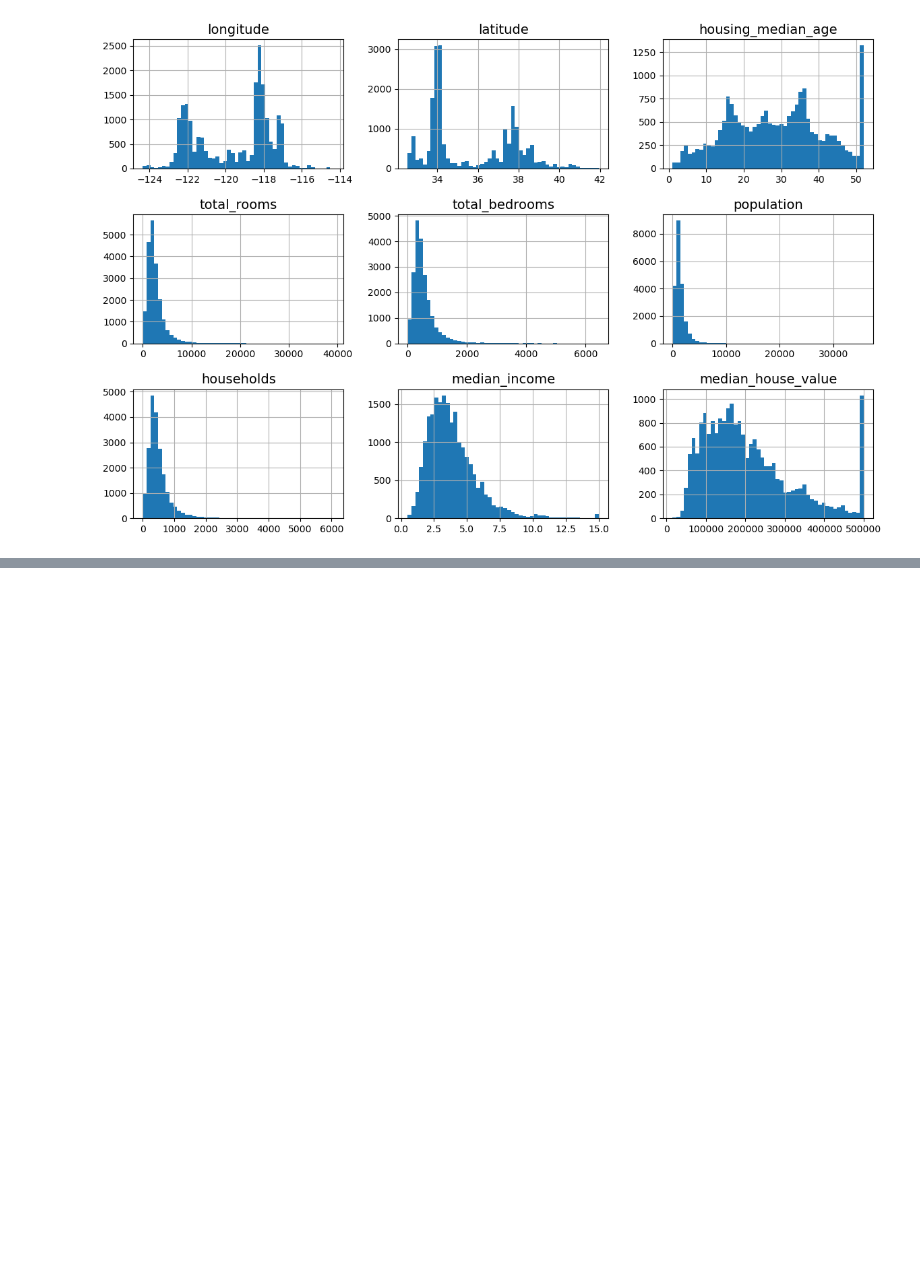
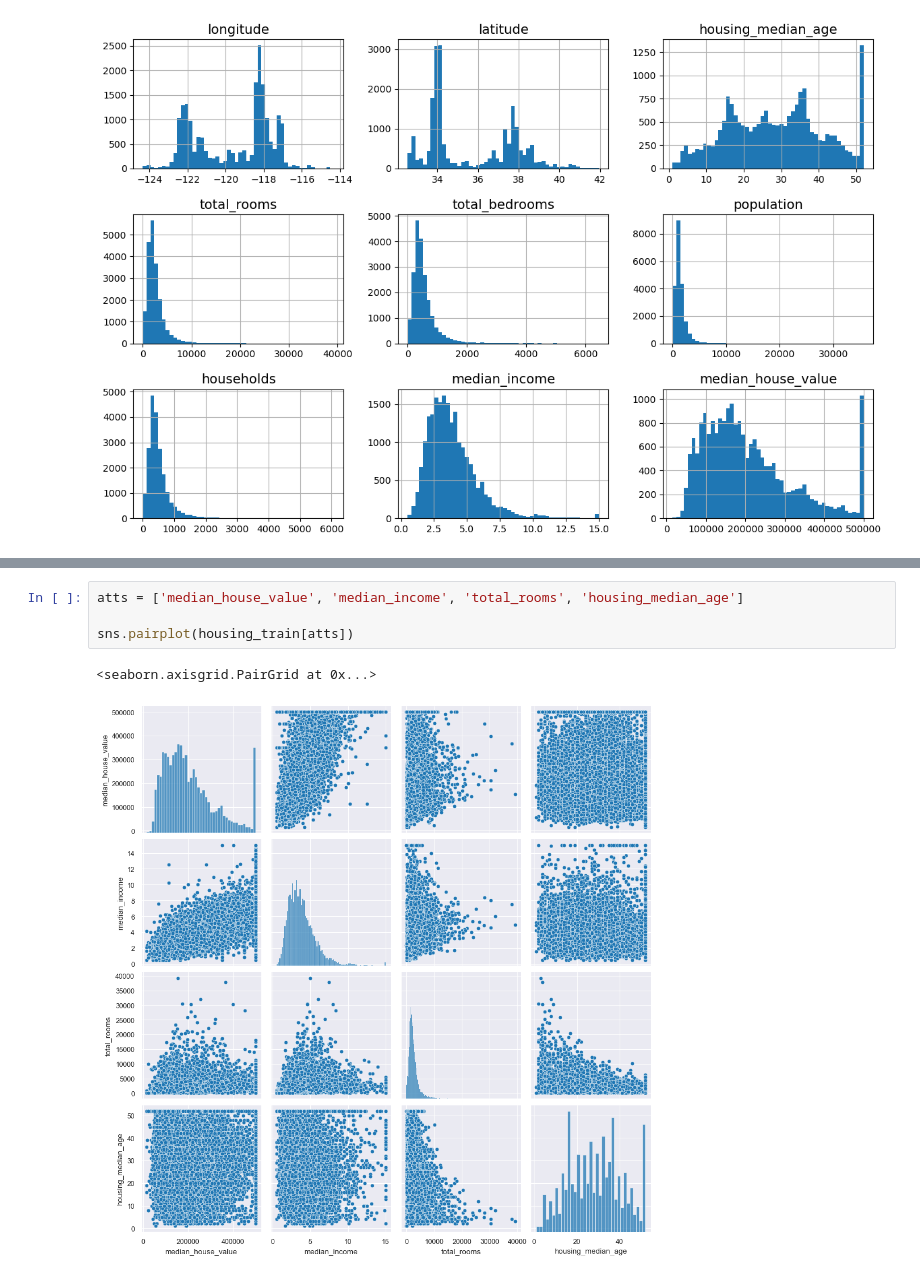
Before and after one commit to victorteodoro/handson-ml3, a Jupyter notebook: code-along/02_end_to_end_machine_learning.ipynb, the cells around one changed output, grey strips where cells are left out. Saved outputs shown, nothing was run; the diff lists cells and outputs as text; blank space fills up the shorter version.

```diff
--- a/code-along/02_end_to_end_machine_learning.ipynb
+++ b/code-along/02_end_to_end_machine_learning.ipynb
@@ -106,0 +165,7 @@ plt.show()
+# %%
+atts = ['median_house_value', 'median_income', 'total_rooms', 'housing_median_age']
+
+sns.pairplot(housing_train[atts])
+# %% [output]
+<seaborn.axisgrid.PairGrid at 0x...>
+[figure, added]
```
Also changed, not shown: parts of 21 cells of this notebook.
